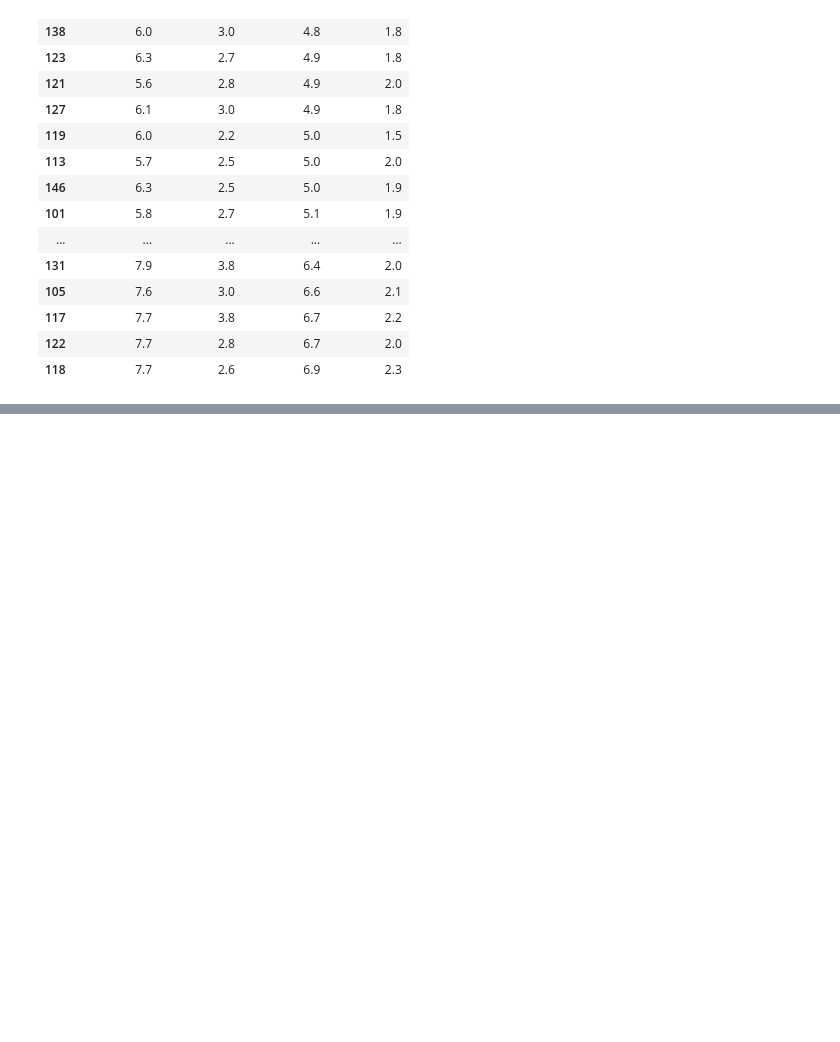
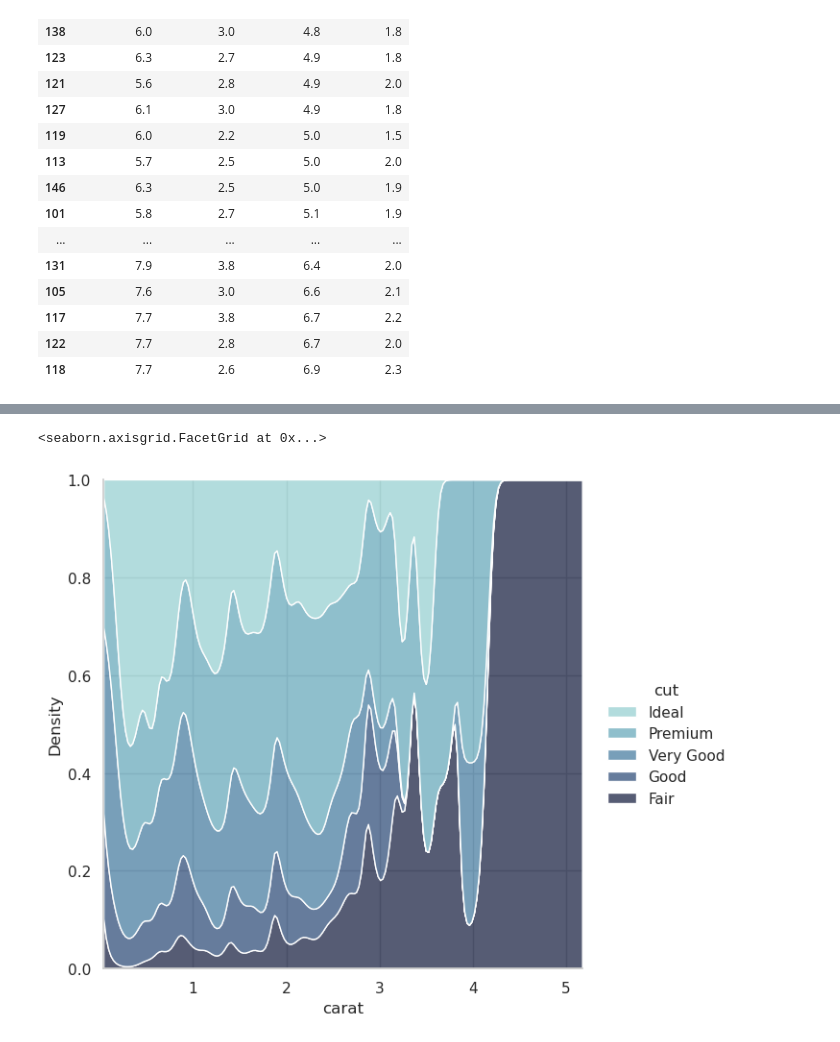
Before and after one commit to tri-ntropy/python.course.ds, a Jupyter notebook: Notas de la Clase/Bloque 5 - Pandas.ipynb, the cells around one changed output, grey strips where cells are left out. Saved outputs shown, nothing was run; the diff lists cells and outputs as text; code cells hidden in the pictures; blank space fills up the shorter version.

```diff
--- a/Notas de la Clase/Bloque 5 - Pandas.ipynb
+++ b/Notas de la Clase/Bloque 5 - Pandas.ipynb
@@ -75,0 +422,5 @@ df_iris_virginica
+# %%
+sns.set_theme(style="whitegrid")
+# %%
+diamonds = sns.load_dataset("diamonds")
+diamonds
@@ -75,0 +441,11 @@ df_iris_virginica
+# %%
+sns.displot(
+    data=diamonds,
+    x="carat", hue="cut",
+    kind="kde", height=6,
+    multiple="fill", clip=(0, None),
+    palette="ch:rot=-.25,hue=1,light=.75",
+)
+# %% [output]
+<seaborn.axisgrid.FacetGrid at 0x...>
+[figure, added]
```
Also changed, not shown: parts of 34 cells of this notebook, 1 other file.
